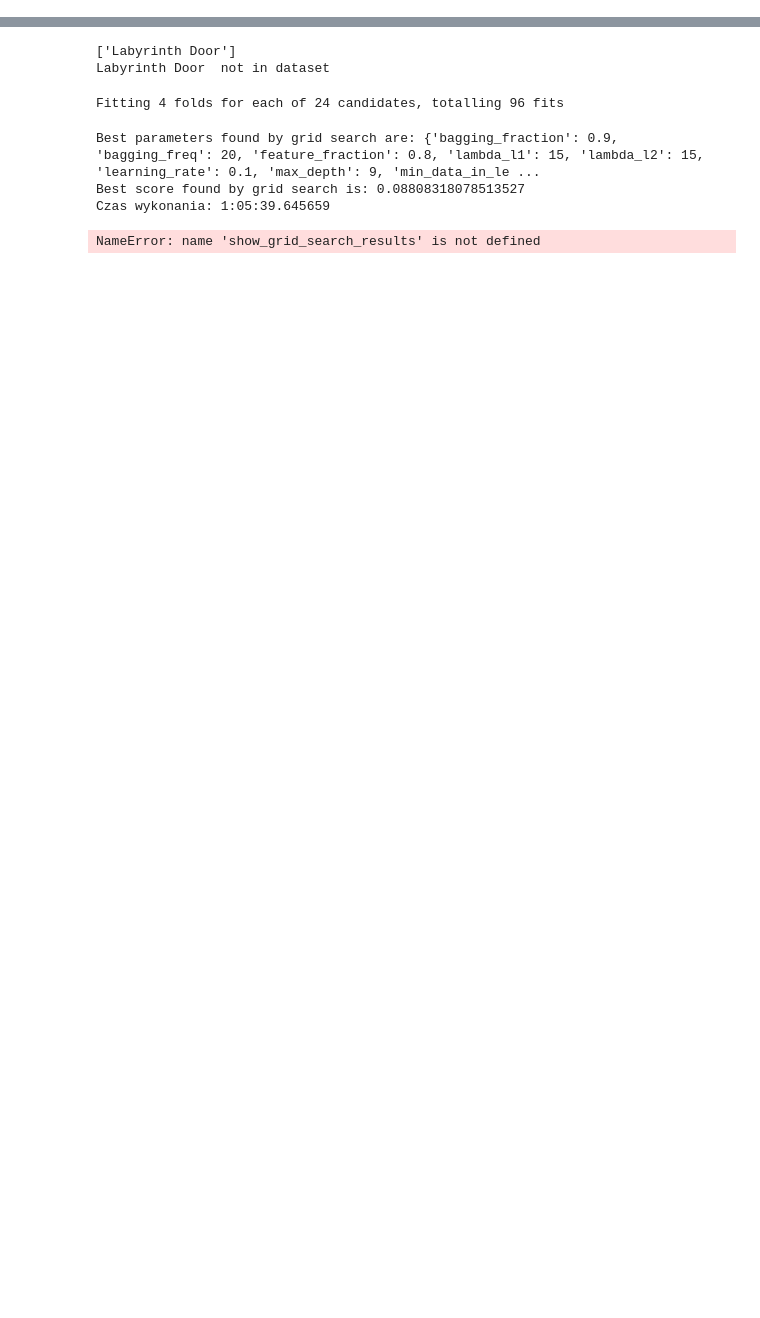
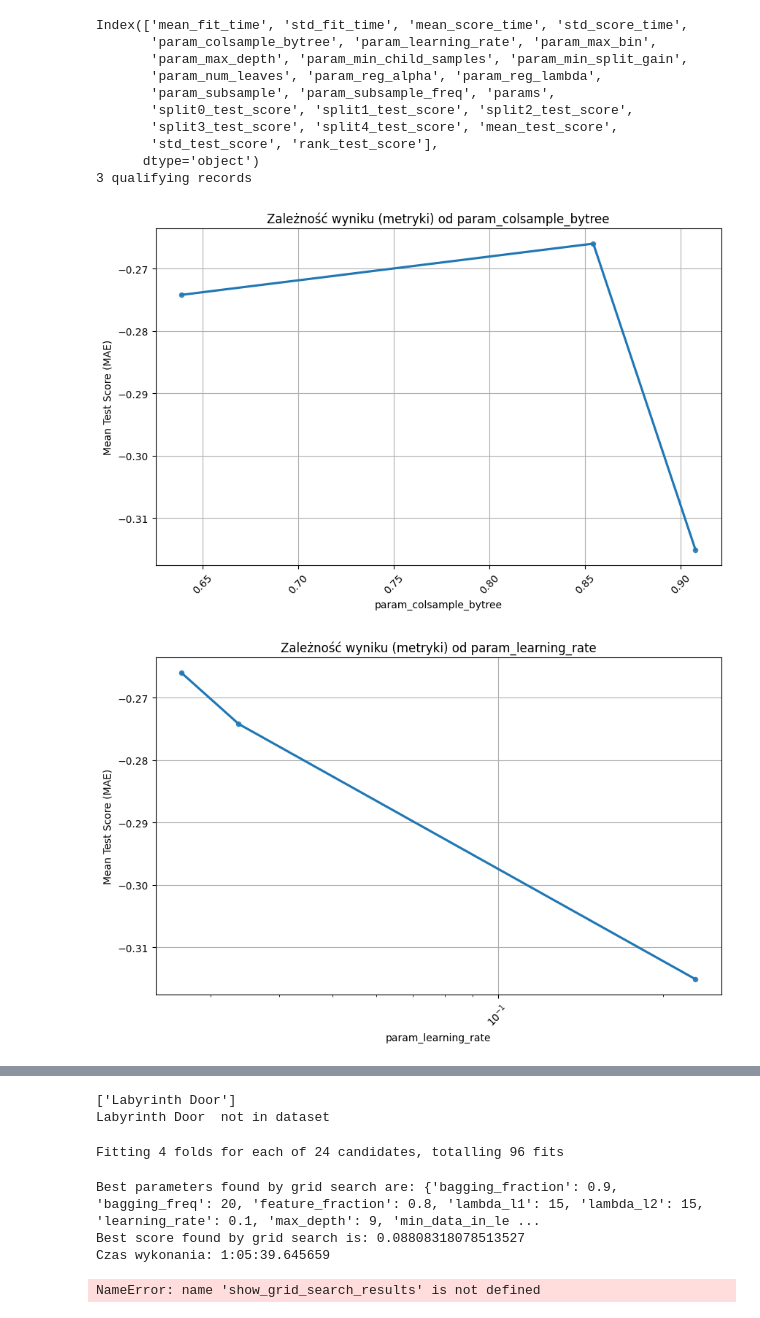
Before and after one commit to blackcaer/SMF-training, a Jupyter notebook: SMF_all.ipynb, the cells around one changed output, grey strips where cells are left out. Saved outputs shown, nothing was run; the diff lists cells and outputs as text; code cells hidden in the pictures; blank space fills up the shorter version.

Commit message:
Bayesian search

```diff
--- a/SMF_all.ipynb
+++ b/SMF_all.ipynb
@@ -745,0 +861,42 @@ pass
+# %%
+#@title Bayesian 1
+
+
+def report_perf(optimizer, X, y, title="model", callbacks=None):
+    """
+    A wrapper for measuring time and performances of different optmizers
+    optimizer = a sklearn or a skopt optimizer
+    X - training set
+    y - target
+    """
+    start = time()
+
+    if callbacks is not None:
+        optimizer.fit(X, y, callback=callbacks)
+    else:
+        optimizer.fit(X, y)
+
+    d=pd.DataFrame(optimizer.cv_results_)
+    best_score = optimizer.best_score_
+    best_score_std = d.iloc[optimizer.best_index_].std_test_score
+    best_params = optimizer.best_params_
+
+    print((title + " took %.2f seconds,  candidates checked: %d, best CV score: %.3f "
+           + u"\u00B1"+" %.3f") % (time() - start,
+                                   len(optimizer.cv_results_['params']),
+                                   best_score,
+                                   best_score_std))
+    print('Best parameters:')
+    pprint.pprint(best_params)
+    print()
+    return best_params
+
+n_splits=5
+scoring = make_scorer(mean_absolute_error, greater_is_better=False)
+cv_strategy = list(TimeSeriesSplit(n_splits).split(X))
+
+valid_idx = get_last_index_TSS(X,n_splits)
+X_valid = X.iloc[valid_idx]
+y_valid = y.iloc[valid_idx]
+
+valid_lgb_dataset = lgb.Dataset(X_valid, label=y_valid, free_raw_data=False)
@@ -745,0 +985,16 @@ pass
+# %%
+show_bayesian_results(opt)
+autosave_optimizer(opt)
+# %% [output]
+Index(['mean_fit_time', 'std_fit_time', 'mean_score_time', 'std_score_time',
+       'param_colsample_bytree', 'param_learning_rate', 'param_max_bin',
+       'param_max_depth', 'param_min_child_samples', 'param_min_split_gain',
+       'param_num_leaves', 'param_reg_alpha', 'param_reg_lambda',
+       'param_subsample', 'param_subsample_freq', 'params',
+       'split0_test_score', 'split1_test_score', 'split2_test_score',
+       'split3_test_score', 'split4_test_score', 'mean_test_score',
+       'std_test_score', 'rank_test_score'],
+      dtype='object')
+3 qualifying records
+[figure, added]
+[figure, added]
```
Also changed, not shown: parts of 24 cells of this notebook.
